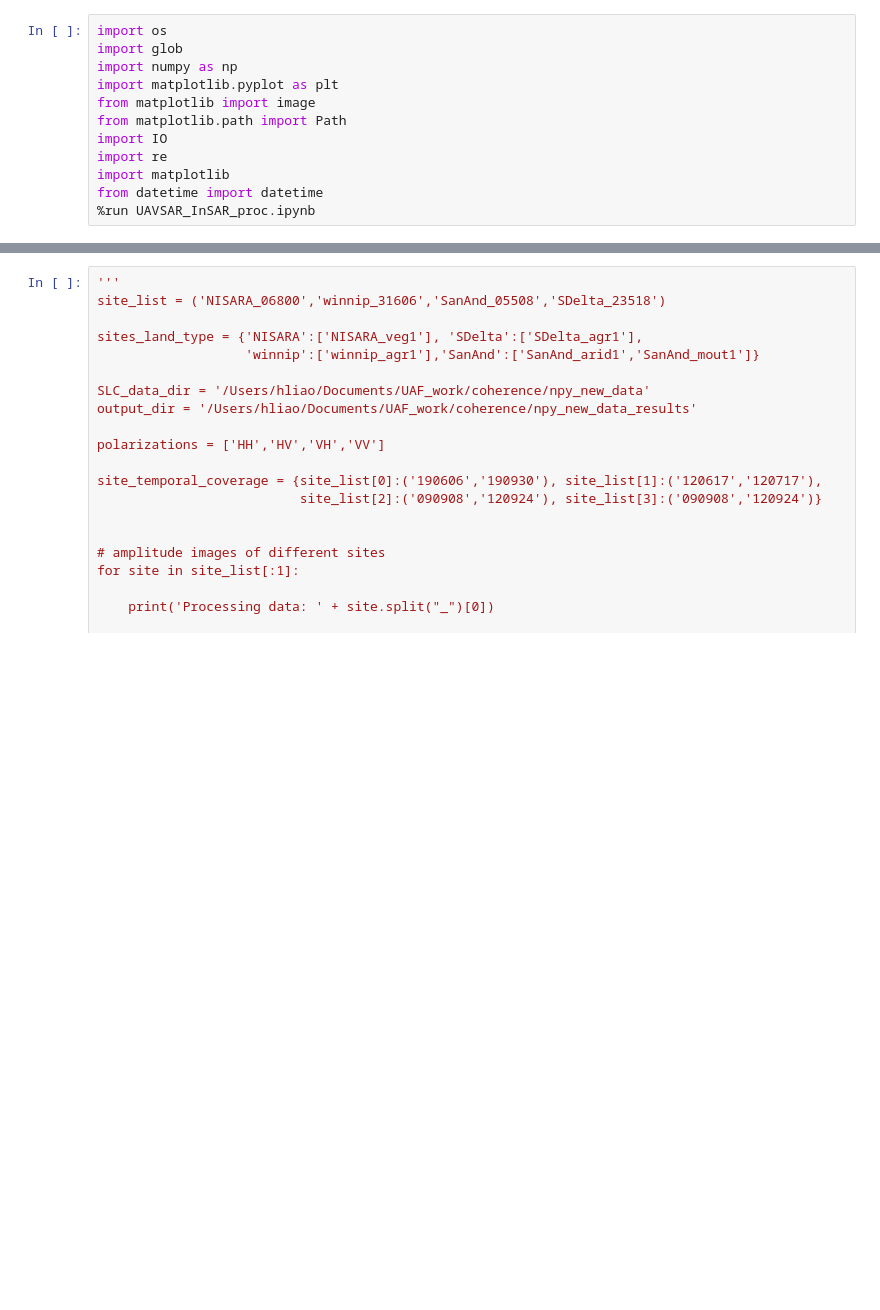
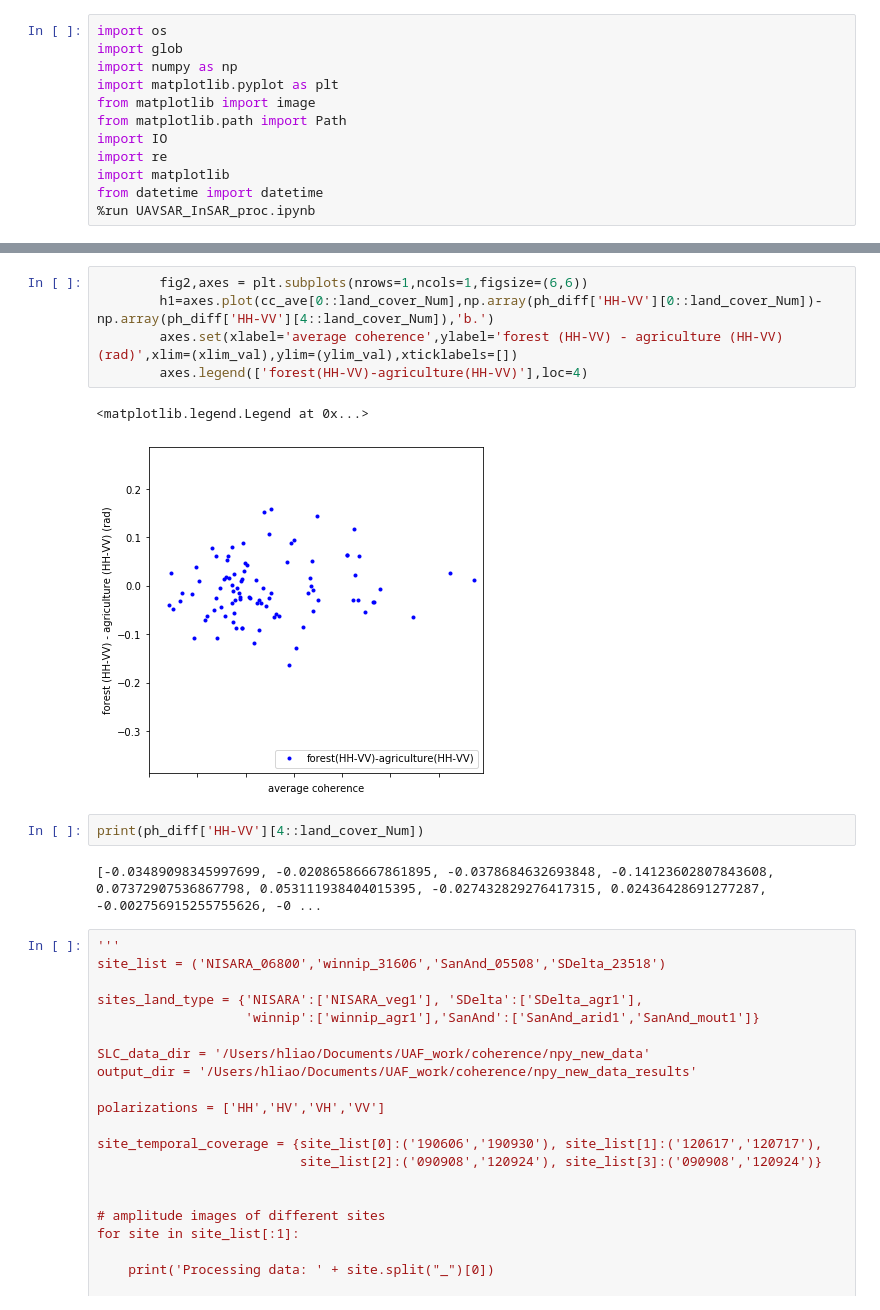
Before and after one commit to HemingLiao/UAVSAR_InSAR_analysis, a Jupyter notebook: UAVSAR_PolInSAR_phase_diff_wrt_land_types.ipynb, the cells around one changed output, grey strips where cells are left out. Cells and saved outputs as stored; diff of their text form; blank space fills up the shorter version.

Commit message:
Polarimetric INSAR phase vs coherence

```diff
--- a/UAVSAR_PolInSAR_phase_diff_wrt_land_types.ipynb
+++ b/UAVSAR_PolInSAR_phase_diff_wrt_land_types.ipynb
@@ -305,3 +290,15 @@ Processing data: 190923-190930
+# %%
+        fig2,axes = plt.subplots(nrows=1,ncols=1,figsize=(6,6))
+        h1=axes.plot(cc_ave[0::land_cover_Num],np.array(ph_diff['HH-VV'][0::land_cover_Num])-np.array(ph_diff['HH-VV'][4::land_cover_Num]),'b.')
+        axes.set(xlabel='average coherence',ylabel='forest (HH-VV) - agriculture (HH-VV) (rad)',xlim=(xlim_val),ylim=(ylim_val),xticklabels=[])
+        axes.legend(['forest(HH-VV)-agriculture(HH-VV)'],loc=4)
+# %% [output]
+<matplotlib.legend.Legend at 0x...>
+[figure, added]
+# %%
+print(ph_diff['HH-VV'][4::land_cover_Num])
+# %% [output]
+[-0.03489098345997699, -0.02086586667861895, -0.0378684632693848, -0.14123602807843608, 0.07372907536867798, 0.053111938404015395, -0.027432829276417315, 0.02436428691277287, -0.002756915255755626, -0 ...
 # %%
 '''
 site_list = ('NISARA_06800','winnip_31606','SanAnd_05508','SDelta_23518')
```
Also changed, not shown: parts of 2 cells of this notebook.
